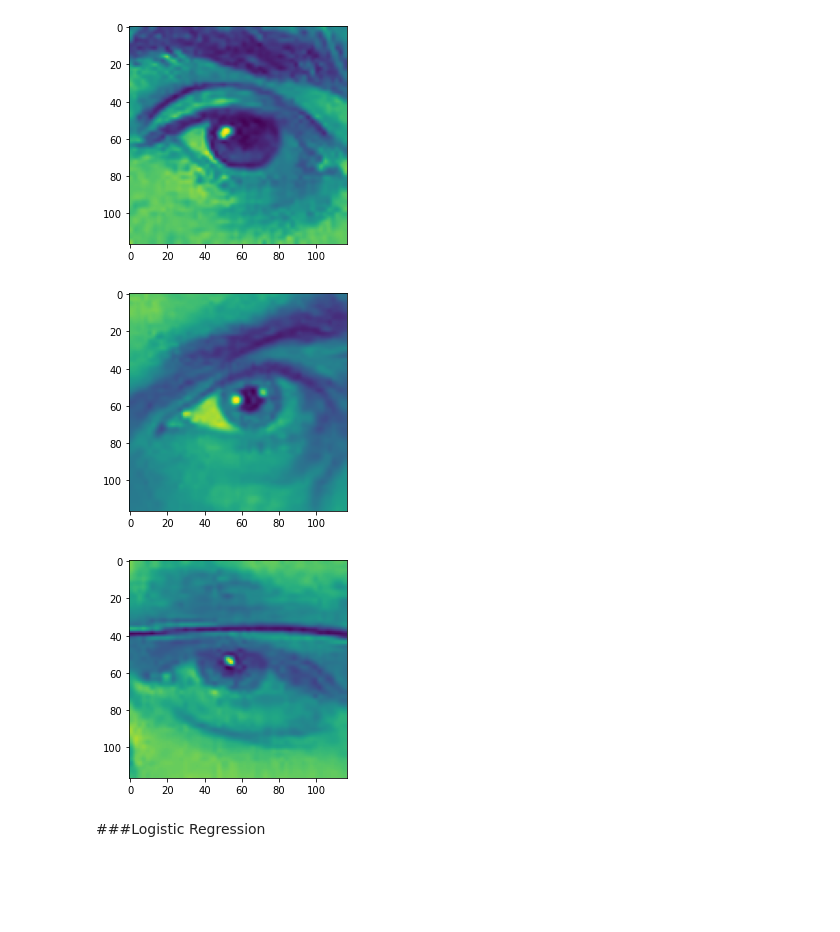
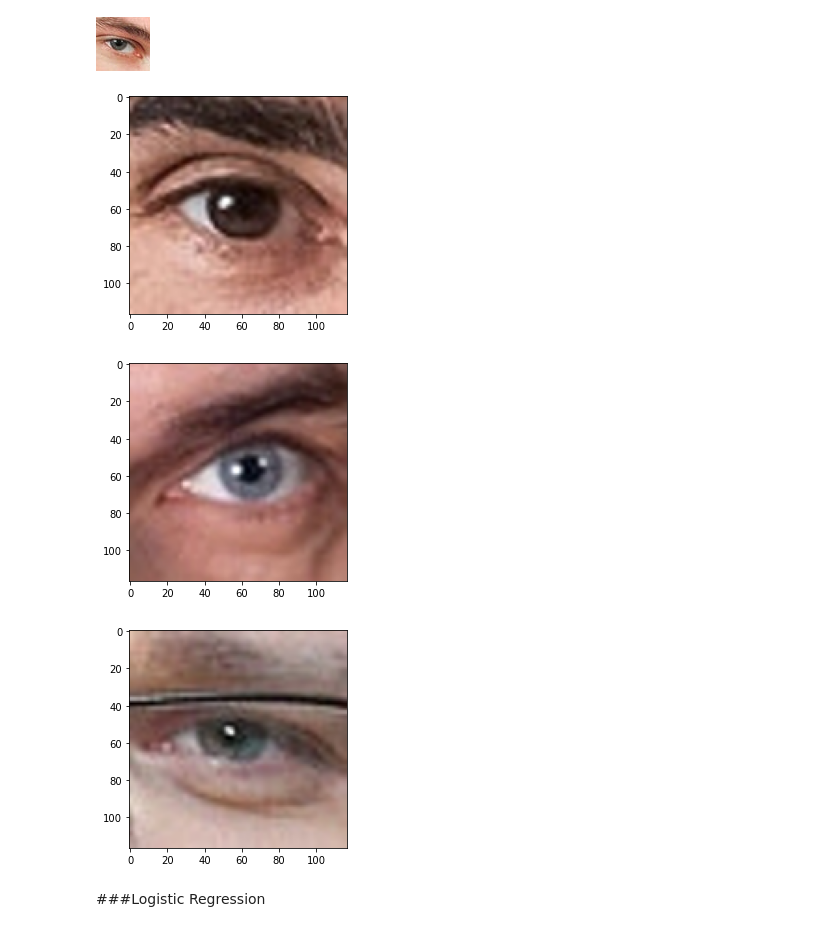
Before and after one commit to dkielty2/M_FM_eyes, a Jupyter notebook: analysis.ipynb, the cells around one changed output. Saved outputs shown, nothing was run; the diff lists cells and outputs as text; code cells hidden in the pictures; blank space fills up the shorter version.

```diff
--- a/analysis.ipynb
+++ b/analysis.ipynb
@@ -24,6 +27,23 @@ from sklearn.utils import shuffle
+# %%
+#examples of images
+fm_directory = 'female_eyes'
+m_directory = 'male_eyes'
+
+i = 5
+filename = os.listdir(m_directory)[i]
+f = os.path.join(m_directory,filename)
+image = PIL.Image.open(f)
+image
+# %% [output]
+[figure, added]
 # %%
 #read data into list of numpy arrays and resize all the images to a common size
 
+#list of grayscale images
+fm_g_L = []
+m_g_L = []
+
+#list of full images
 fm_L = []
 m_L = []
 
@@ -40,7 +60,8 @@ for filename in os.listdir(fm_directory):
 
         image = image.resize((m,m))
 
-        fm_L.append(np.array(image.convert('L')).reshape(1,-1))
+        fm_L.append(np.array(image).reshape(1,-1))
+        fm_g_L.append(np.array(image.convert('L')).reshape(1,-1))
 
 for filename in os.listdir(m_directory):
     f = os.path.join(m_directory, filename)
@@ -50,18 +71,19 @@ for filename in os.listdir(m_directory):
 
         image = image.resize((m,m))
 
-        m_L.append(np.array(image.convert('L')).reshape(1,-1))
+        m_L.append(np.array(image).reshape(1,-1))
+        m_g_L.append(np.array(image.convert('L')).reshape(1,-1))
 # %%
 #examples of resized images
 
 for i in range(3):
     a = m_L[i]
-    plt.imshow(a.reshape((m,m)))
+    plt.imshow(a.reshape((m,m,3)))
     plt.show()
 # %% [output]
-[figure, old version]
+[figure, new version]
-[figure, old version]
+[figure, new version]
-[figure, old version]
+[figure, new version]
 # %% [markdown]
 ###Logistic Regression
 # %%
```
Also changed, not shown: parts of 14 cells of this notebook, 10 other files.
